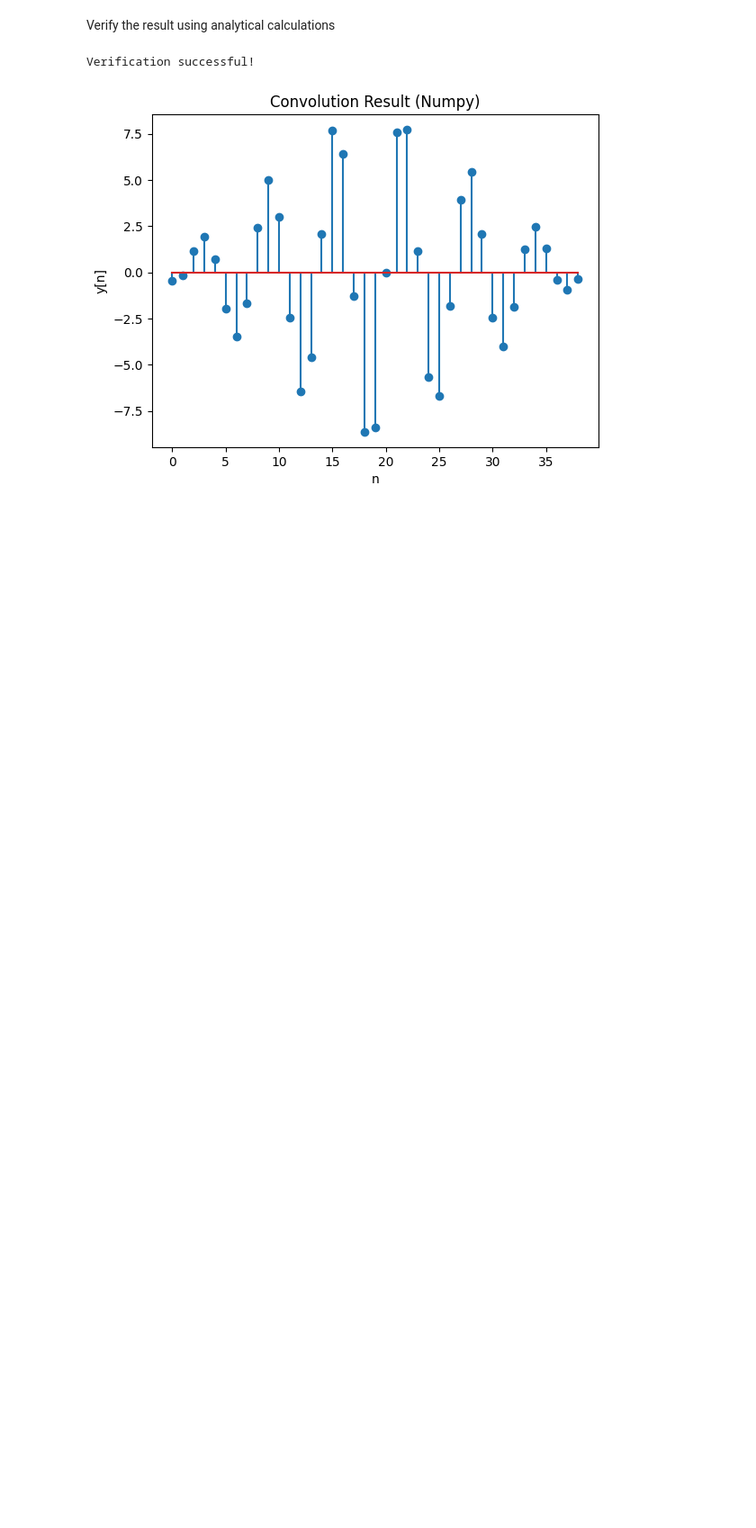
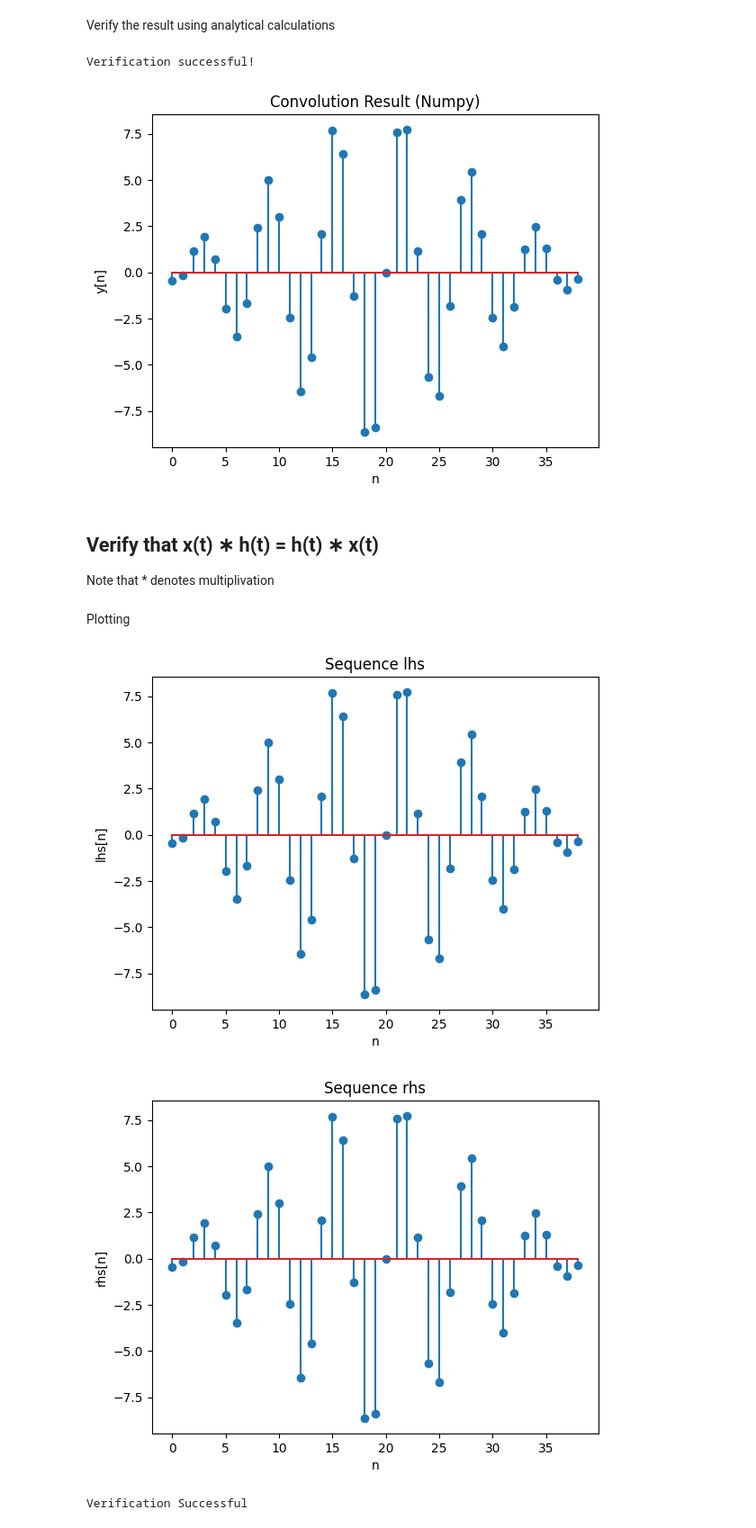
Before and after one commit to LifeHashed/Signals, a Jupyter notebook: Signals3.ipynb, the cells around one changed output. Shown at 90% size. Drawn from its saved outputs; the diff is of its cells as text; code cells hidden in the pictures; blank space fills up the shorter version.

```diff
--- a/Signals3.ipynb
+++ b/Signals3.ipynb
@@ -65,3 +67,6 @@ plot_sequence('Convolution Result (Numpy)', y_numpy, 'n', 'y[n]')
 # %% [output]
 Verification successful!
 [figure]
+# %% [markdown]
+## Verify that x(t) ∗ h(t) = h(t) ∗ x(t)
+Note that * denotes multiplivation
@@ -67,0 +76,14 @@ Verification successful!
+# %%
+lhs=convolution(x,h)
+rhs=convolution(h,x)
+# %% [markdown]
+Plotting
+# %%
+plot_sequence('Sequence lhs', lhs, 'n', 'lhs[n]')
+plot_sequence('Sequence rhs', rhs, 'n', 'rhs[n]')
+
+print("Verification Successful")
+# %% [output]
+[figure, added]
+[figure, added]
+Verification Successful
```
Also changed, not shown: parts of 15 cells of this notebook.
